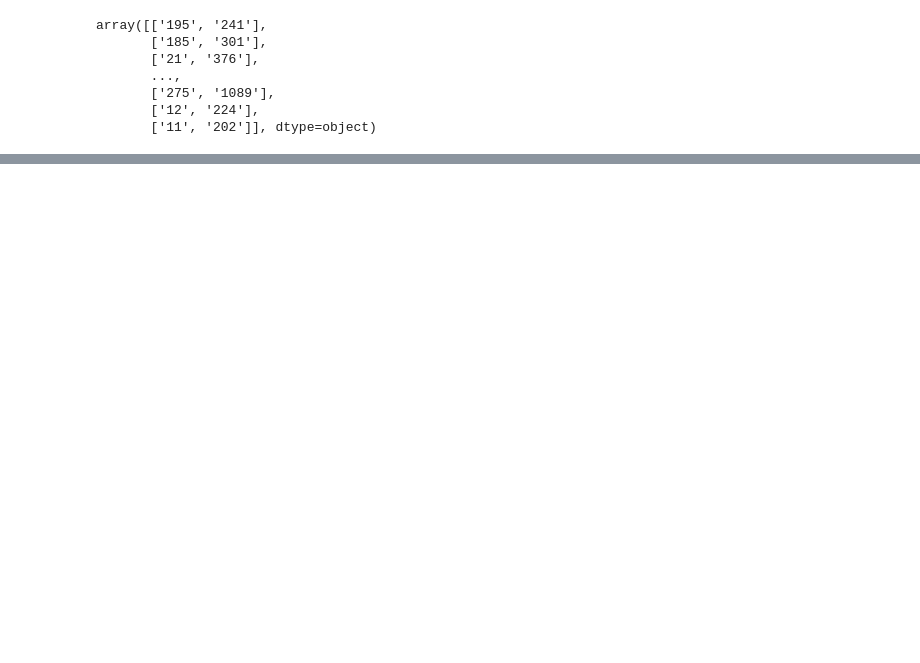
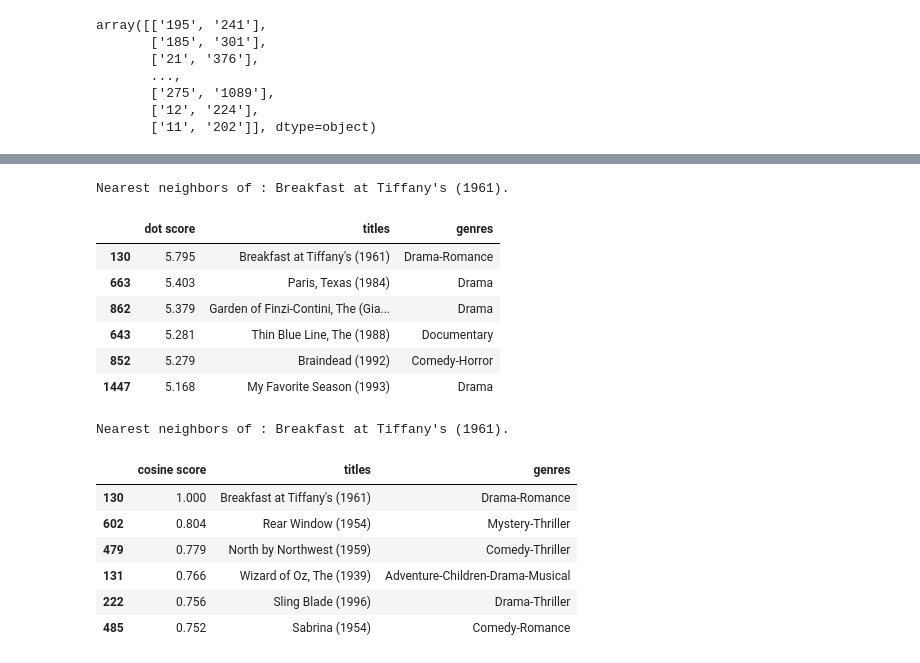
Before and after one commit to sayid-alt/mymachine-learning, a Jupyter notebook: recommender-system/movielens_recommender.ipynb, the cells around one changed output, grey strips where cells are left out. Cells and saved outputs as stored; diff of their text form; code cells hidden in the pictures; blank space fills up the shorter version.

```diff
--- a/recommender-system/movielens_recommender.ipynb
+++ b/recommender-system/movielens_recommender.ipynb
@@ -489,0 +558,42 @@ model.train(num_iterations=1000, learning_rate=10)
+# %%
+def movie_neighbors(model, title_substring, measure=DOT, k=6):
+  # Mencari film berdasarkan judul yang dimasukkan.
+  ids =  movies[movies['title'].str.contains(title_substring)].index.values
+  titles = movies.iloc[ids]['title'].values
+  if len(titles) == 0:
+    raise ValueError("Found no movies with title %s" % title_substring)
+  print("Nearest neighbors of : %s." % titles[0])
+  if len(titles) > 1:
+    print("[Found more than one matching movie. Other candidates: {}]".format(
+        ", ".join(titles[1:])))
+  movie_id = ids[0]
+  scores = compute_scores(
+      model.embeddings["movie_id"][movie_id], model.embeddings["movie_id"],
+      measure)
+  score_key = measure + ' score'
+  df = pd.DataFrame({
+      score_key: list(scores),
+      'titles': movies['title'],
+      'genres': movies['all_genres']
+  })
+  display.display(df.sort_values([score_key], ascending=False).head(k))
+# %%
+movie_neighbors(model, "fast", DOT)
+movie_neighbors(model, "fast", COSINE)
+# %% [output]
+Nearest neighbors of : Breakfast at Tiffany's (1961).
+|  | dot score | titles | genres |
+| 130 | 5.795 | Breakfast at Tiffany's (1961) | Drama-Romance |
+| 663 | 5.403 | Paris, Texas (1984) | Drama |
+| 862 | 5.379 | Garden of Finzi-Contini, The (Gia... | Drama |
+| 643 | 5.281 | Thin Blue Line, The (1988) | Documentary |
+| 852 | 5.279 | Braindead (1992) | Comedy-Horror |
+| 1447 | 5.168 | My Favorite Season (1993) | Drama |
+Nearest neighbors of : Breakfast at Tiffany's (1961).
+|  | cosine score | titles | genres |
+| 130 | 1.000 | Breakfast at Tiffany's (1961) | Drama-Romance |
+| 602 | 0.804 | Rear Window (1954) | Mystery-Thriller |
+| 479 | 0.779 | North by Northwest (1959) | Comedy-Thriller |
+| 131 | 0.766 | Wizard of Oz, The (1939) | Adventure-Children-Drama-Musical |
+| 222 | 0.756 | Sling Blade (1996) | Drama-Thriller |
+| 485 | 0.752 | Sabrina (1954) | Comedy-Romance |
```
Also changed, not shown: parts of 9 cells of this notebook.
